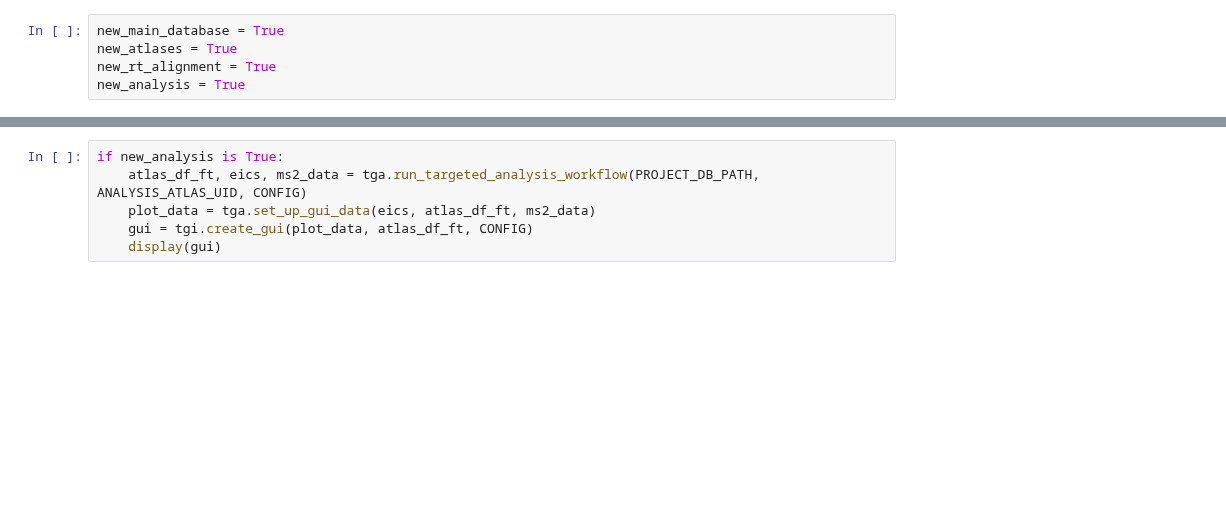
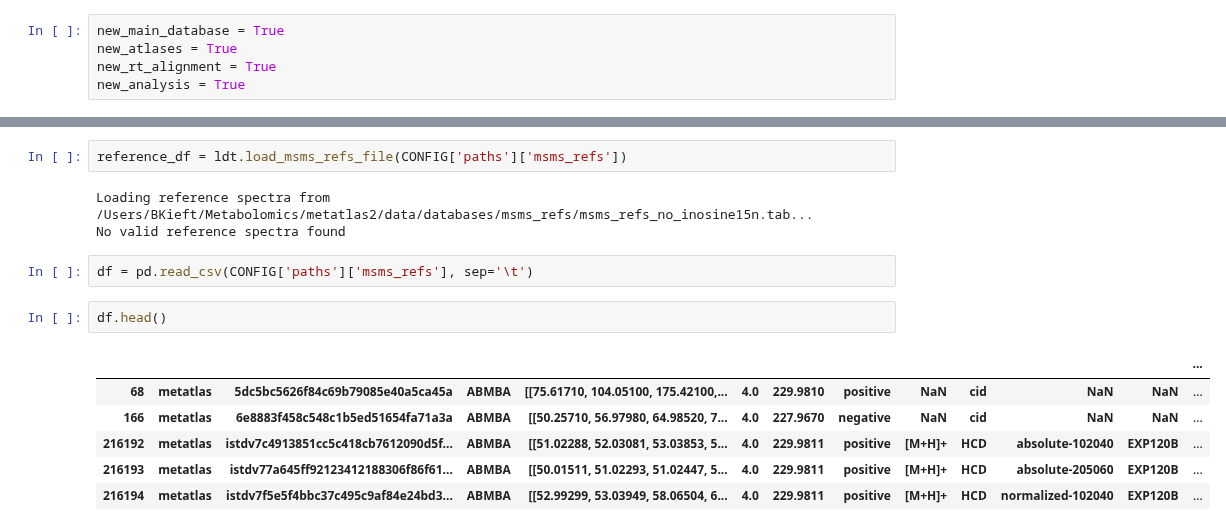
Before and after one commit to bkieft-usa/metatlas2, a Jupyter notebook: notebooks/Test_Analysis.ipynb, the cells around one changed output, grey strips where cells are left out. Cells and saved outputs as stored; diff of their text form; blank space fills up the shorter version.

```diff
--- a/notebooks/Test_Analysis.ipynb
+++ b/notebooks/Test_Analysis.ipynb
@@ -72,6 +329,16 @@ else:
-# %%
-if new_analysis is True:
-    atlas_df_ft, eics, ms2_data = tga.run_targeted_analysis_workflow(PROJECT_DB_PATH, ANALYSIS_ATLAS_UID, CONFIG)
-    plot_data = tga.set_up_gui_data(eics, atlas_df_ft, ms2_data)
-    gui = tgi.create_gui(plot_data, atlas_df_ft, CONFIG)
-    display(gui)
+# %%
+reference_df = ldt.load_msms_refs_file(CONFIG['paths']['msms_refs'])
+# %% [output]
+Loading reference spectra from /Users/BKieft/Metabolomics/metatlas2/data/databases/msms_refs/msms_refs_no_inosine15n.tab...
+No valid reference spectra found
+# %%
+df = pd.read_csv(CONFIG['paths']['msms_refs'], sep='\t')
+# %%
+df.head()
+# %% [output]
+|  |  |  |  |  |  |  |  |  |  |  |  | ... |
+| 68 | metatlas | 5dc5bc5626f84c69b79085e40a5ca45a | ABMBA | [[75.61710, 104.05100, 175.42100,... | 4.0 | 229.9810 | positive | NaN | cid | NaN | NaN | ... |
+| 166 | metatlas | 6e8883f458c548c1b5ed51654fa71a3a | ABMBA | [[50.25710, 56.97980, 64.98520, 7... | 4.0 | 227.9670 | negative | NaN | cid | NaN | NaN | ... |
+| 216192 | metatlas | istdv7c4913851cc5c418cb7612090d5f... | ABMBA | [[51.02288, 52.03081, 53.03853, 5... | 4.0 | 229.9811 | positive | [M+H]+ | HCD | absolute-102040 | EXP120B | ... |
+| 216193 | metatlas | istdv77a645ff92123412188306f86f61... | ABMBA | [[50.01511, 51.02293, 51.02447, 5... | 4.0 | 229.9811 | positive | [M+H]+ | HCD | absolute-205060 | EXP120B | ... |
+| 216194 | metatlas | istdv7f5e5f4bbc37c495c9af84e24bd3... | ABMBA | [[52.99299, 53.03949, 58.06504, 6... | 4.0 | 229.9811 | positive | [M+H]+ | HCD | normalized-102040 | EXP120B | ... |
```
Also changed, not shown: parts of 8 cells of this notebook, 7 other files.
